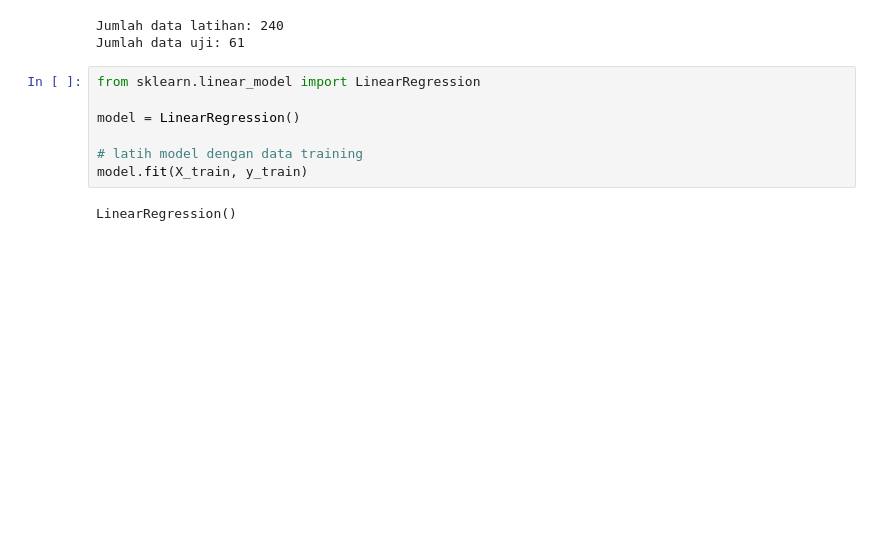
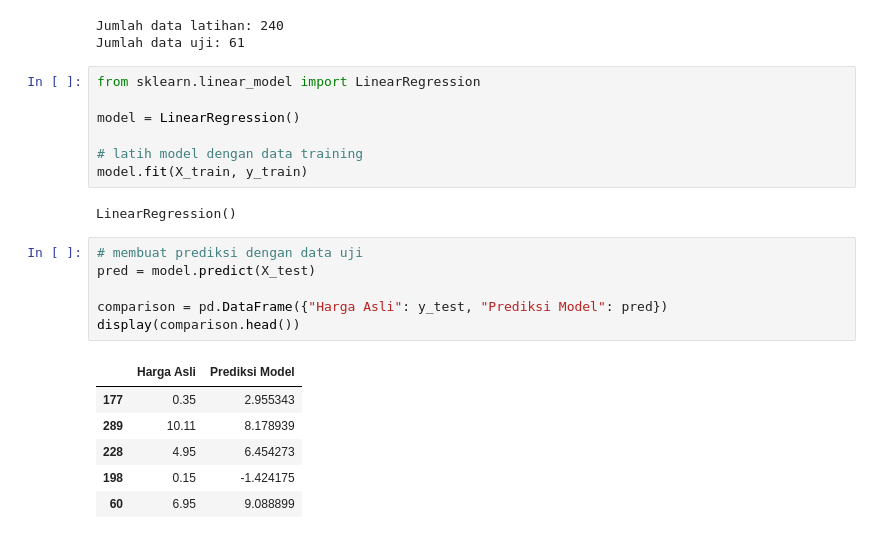
Before and after one commit to egiyudasebayang-collab/ML-Linear-Regression-car-price-prediction-, a Jupyter notebook: notebooks/ML_car_price_pred.ipynb, the cells around one changed output. Saved outputs shown, nothing was run; the diff lists cells and outputs as text; blank space fills up the shorter version.

Commit message:
menguji dan mengevaluasi model

```diff
--- a/notebooks/ML_car_price_pred.ipynb
+++ b/notebooks/ML_car_price_pred.ipynb
@@ -113,3 +113,16 @@ model = LinearRegression()
 model.fit(X_train, y_train)
 # %% [output]
 LinearRegression()
+# %%
+# membuat prediksi dengan data uji
+pred = model.predict(X_test)
+
+comparison = pd.DataFrame({"Harga Asli": y_test, "Prediksi Model": pred})
+display(comparison.head())
+# %% [output]
+|  | Harga Asli | Prediksi Model |
+| 177 | 0.35 | 2.955343 |
+| 289 | 10.11 | 8.178939 |
+| 228 | 4.95 | 6.454273 |
+| 198 | 0.15 | -1.424175 |
+| 60 | 6.95 | 9.088899 |
```
Also changed, not shown: parts of 1 cell of this notebook.
